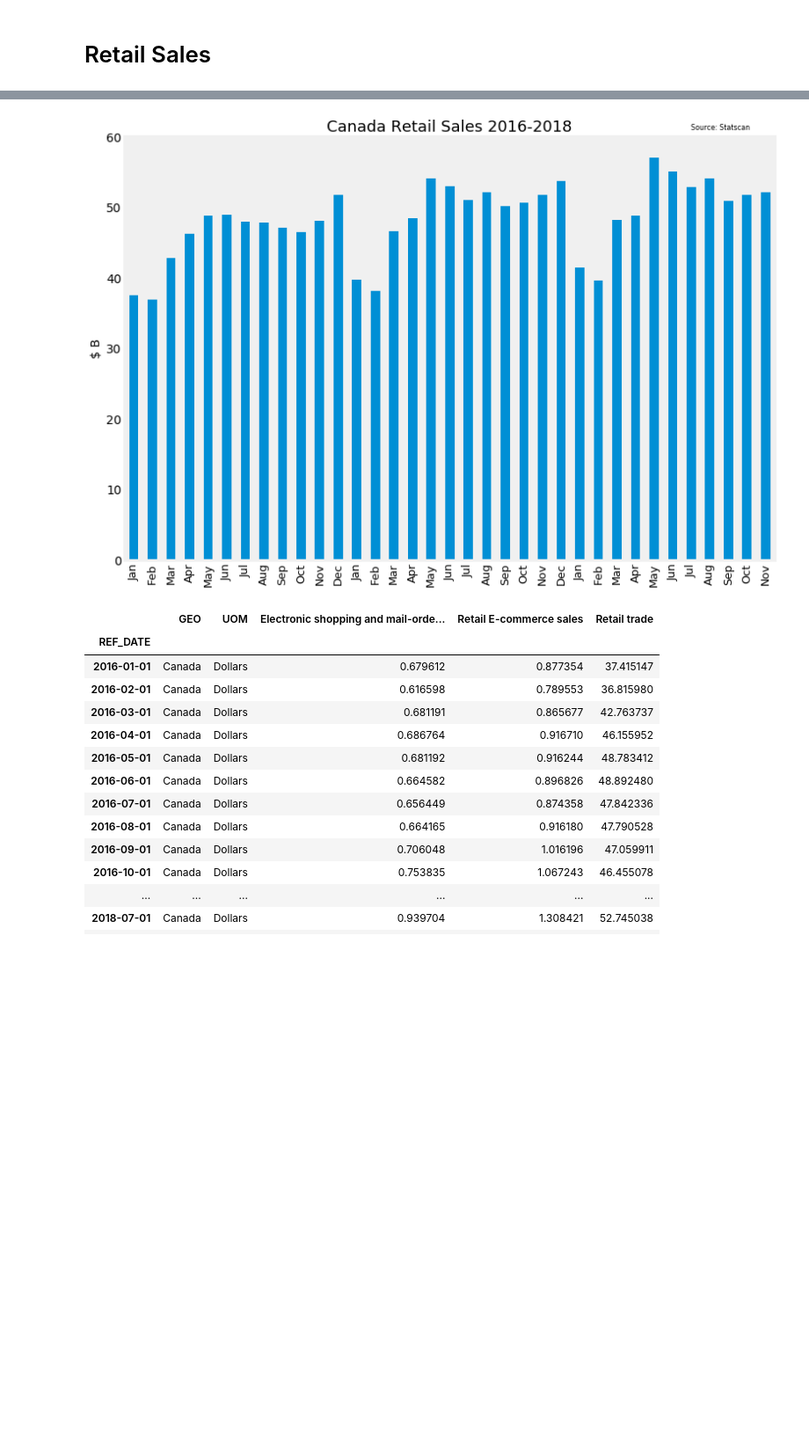
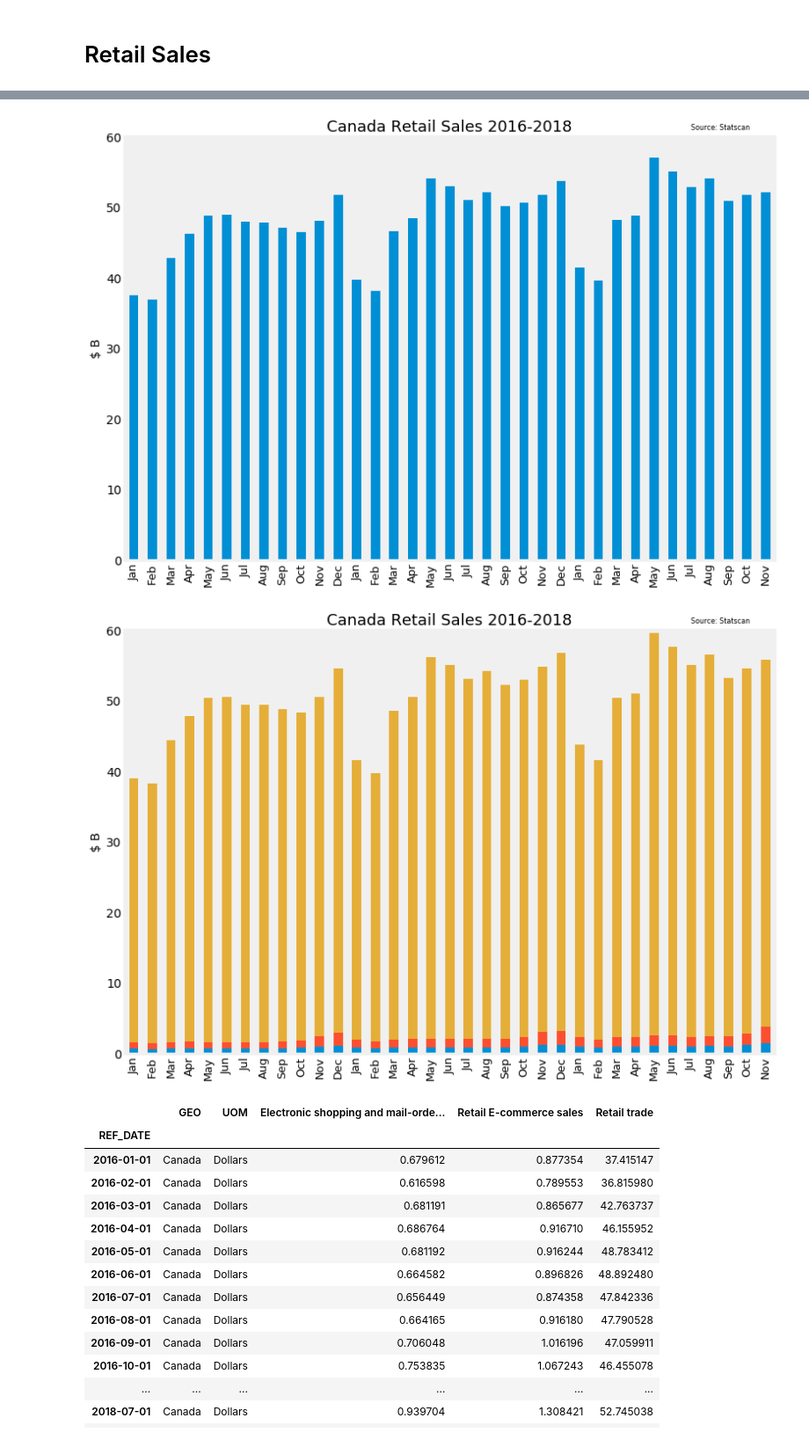
Before and after one commit to ocan-data/OpenCanadaData, a Jupyter notebook: notebooks/RetailSales.ipynb, the cells around one changed output, grey strips where cells are left out. Shown at 88% size. Drawn from its saved outputs; the diff is of its cells as text; code cells hidden in the pictures; blank space fills up the shorter version.

```diff
--- a/notebooks/RetailSales.ipynb
+++ b/notebooks/RetailSales.ipynb
@@ -32,26 +29,36 @@ for col in ['Electronic shopping and mail-order houses','Retail E-commerce sales
 # %%
 import matplotlib.pyplot as plt
 import matplotlib.style as style
 from matplotlib import rcParams
 
 style.use('fivethirtyeight')
 %matplotlib inline
 
 def retail_chart():
     ax = retail_sales[['Retail trade']].plot.bar(figsize=(12,9), stacked=True, grid=False, label=False, legend=False)
     ax.set_xticklabels(retail_sales.index.strftime('%b').tolist(), fontsize=13);
     ax.set_title('Canada Retail Sales 2016-2018', fontsize=18)
     ax.set_xlabel('');
     ax.set_ylabel('$ B', fontsize=14);
     ax.yaxis.set_tick_params(labelsize=14)
     ax.text(x=30, y=61, s='Source: Statscan',fontsize=8)
-    #plt.plot([11.25, 13], [51.5, 38.5], color='darkgreen', linestyle='--', linewidth=2)
-    #plt.plot([23.25, 25], [53.5, 39.5], color='darkgreen', linestyle='--', linewidth=2)
+    ax.set_ylim((0,60))
+
+def retail_sales_by_source():
+    ax = retail_sales.plot.bar(figsize=(12,9), stacked=True, grid=False, label=False, legend=False)
+    ax.set_xticklabels(retail_sales.index.strftime('%b').tolist(), fontsize=13);
+    ax.set_title('Canada Retail Sales 2016-2018', fontsize=18)
+    ax.set_xlabel('');
+    ax.set_ylabel('$ B', fontsize=14);
+    ax.yaxis.set_tick_params(labelsize=14)
+    ax.text(x=30, y=61, s='Source: Statscan',fontsize=8)
     ax.set_ylim((0,60))
 
 retail_chart()
+retail_sales_by_source()
 # %% [output]
 [figure]
+[figure, added]
 # %%
 retail_sales
 # %% [output]
```
Also changed, not shown: parts of 1 cell of this notebook, 8 other files.
